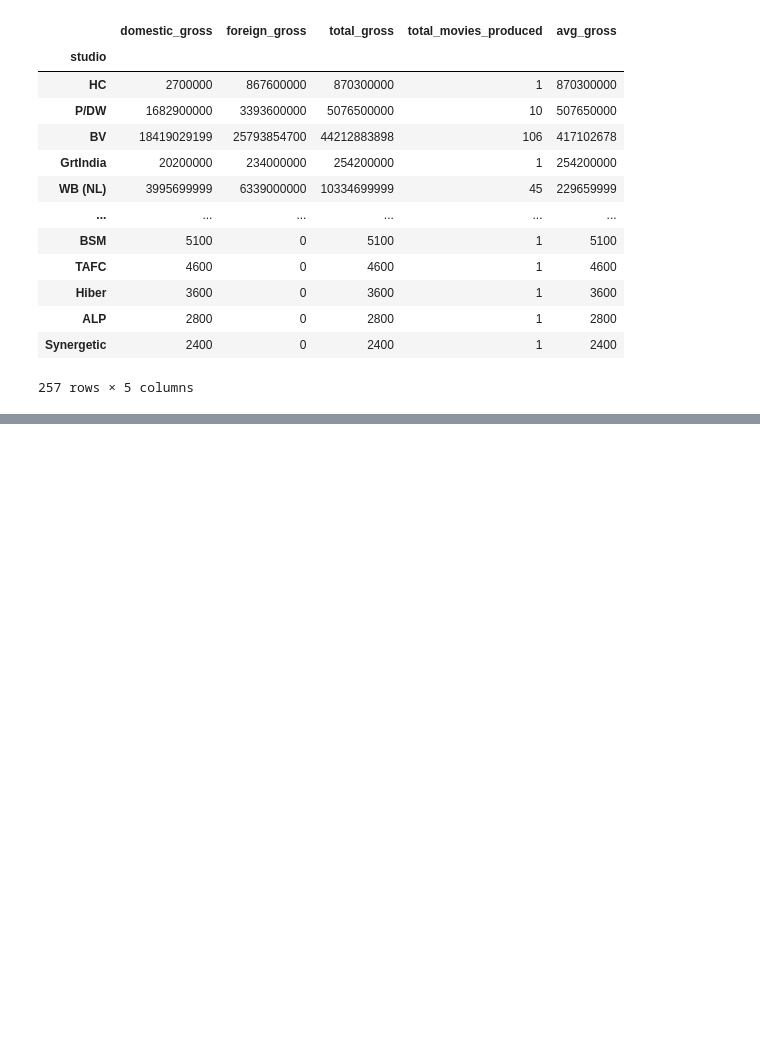
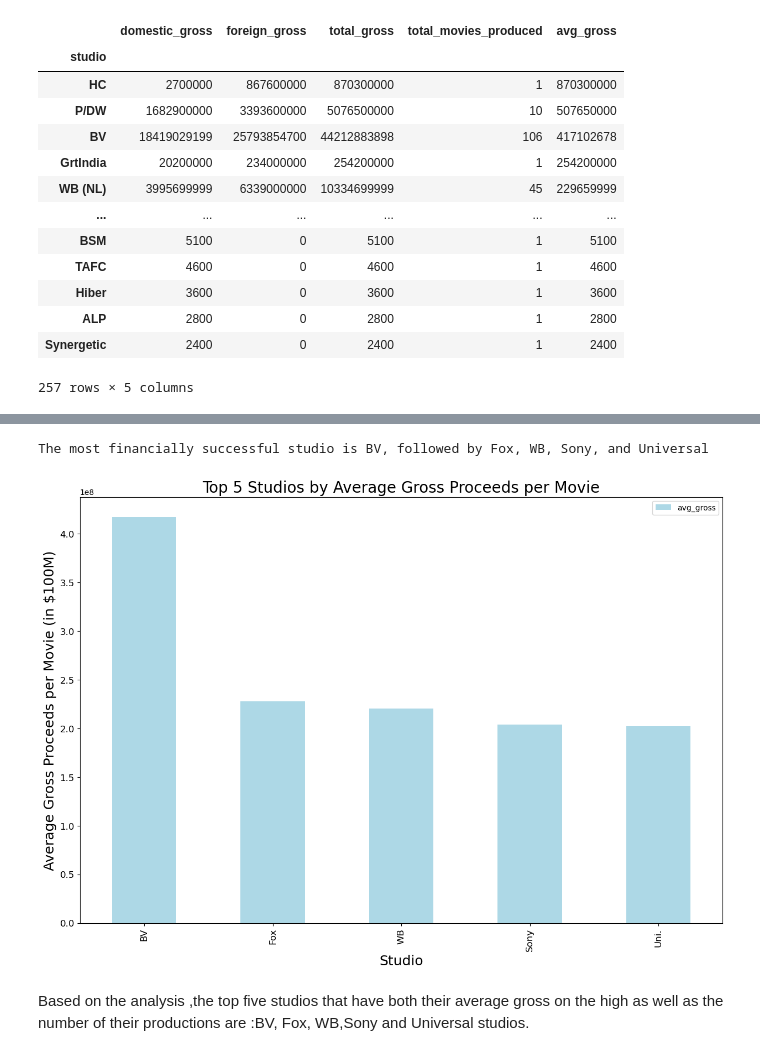
Before and after one commit to sophline/MICROSOFT-MOVIE-STUDIO-PROJECT, a Jupyter notebook: student.ipynb, the cells around one changed output, grey strips where cells are left out. Saved outputs shown, nothing was run; the diff lists cells and outputs as text; code cells hidden in the pictures; blank space fills up the shorter version.

Commit message:
Average gross &Number of movies for studios
Entails visualizing the top 5 studios in production and average gross.

```diff
--- a/student.ipynb
+++ b/student.ipynb
@@ -268,0 +273,7 @@ The code above sorts the dataframe starting with the studio with the highest ave
+# %%
+# Create another table showing only the studios that have released 50 or more movies
+joined2=joined.drop(joined[joined['total_movies_produced']<50].index)
+
+# Sort the new dataframe by avg_gross
+joined2=joined2.sort_values(by='avg_gross', ascending=False)
+joined2
@@ -268,0 +299,15 @@ The code above sorts the dataframe starting with the studio with the highest ave
+# %%
+# Visualize the data
+# show the top five prominent studios
+studioplot= joined2.head().plot(y='avg_gross', fontsize=12, kind='bar', figsize=(15,10), color='lightblue')
+
+# Set axes titles and font size for improved readability
+studioplot.set_title("Top 5 Studios by Average Gross Proceeds per Movie", fontsize=20)
+studioplot.set_ylabel("Average Gross Proceeds per Movie (in $100M)", fontsize=18)
+studioplot.set_xlabel("Studio", fontsize=18)
+print("The most financially successful studio is BV, followed by Fox, WB, Sony, and Universal")
+# %% [output]
+The most financially successful studio is BV, followed by Fox, WB, Sony, and Universal
+[figure, added]
+# %% [markdown]
+Based on the analysis ,the top five studios that have both their average gross on  the high as well as the number of their productions are :BV, Fox, WB,Sony and Universal studios.
```
Also changed, not shown: parts of 3 cells of this notebook.
